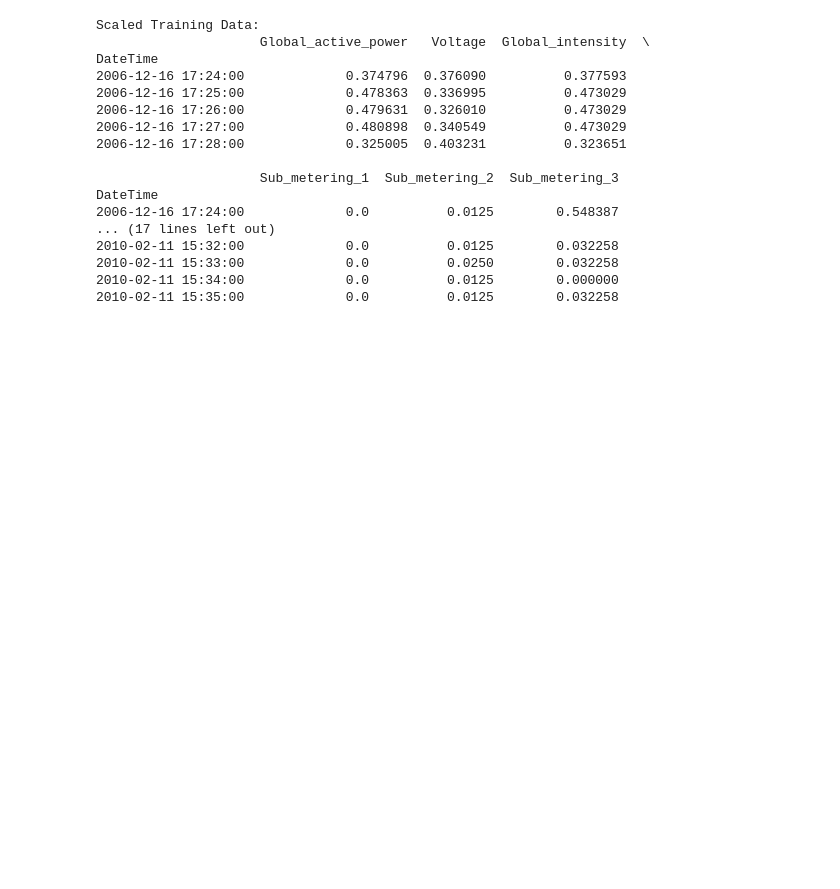
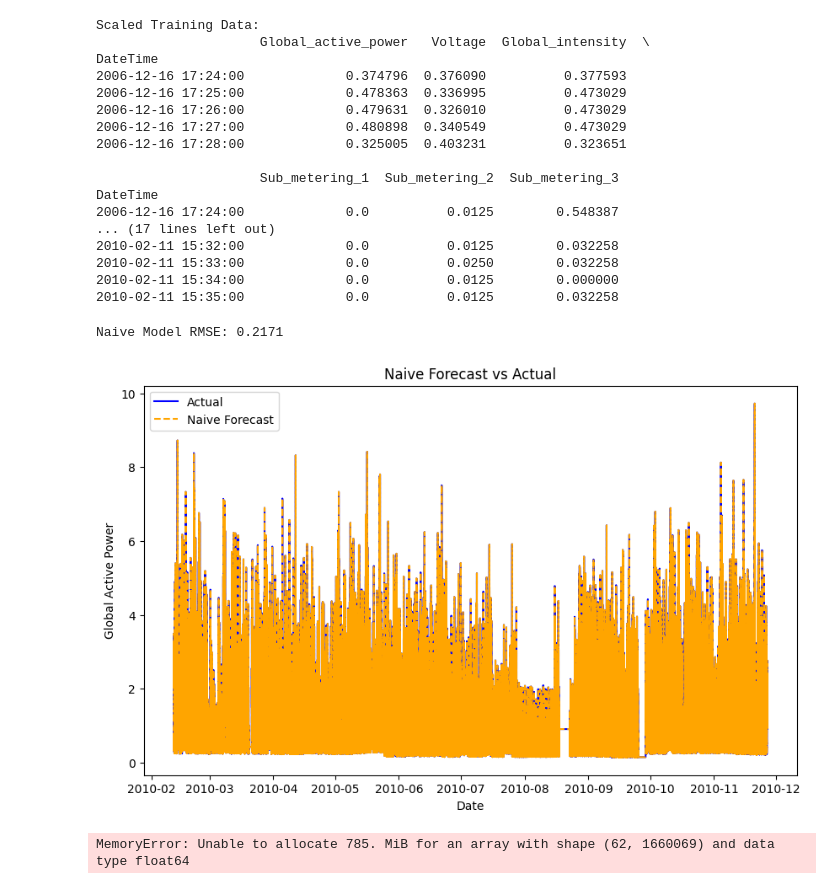
Before and after one commit to 1shChheda/Energy-Forecasting-Project, a Jupyter notebook: notebooks/modeling.ipynb, the cells around one changed output. Cells and saved outputs as stored; diff of their text form; code cells hidden in the pictures; blank space fills up the shorter version.

Commit message:
applied naive model forecast, arima and sarima forecast with best params

```diff
--- a/notebooks/modeling.ipynb
+++ b/notebooks/modeling.ipynb
@@ -64,3 +64,46 @@ DateTime
 2010-02-11 15:33:00             0.0          0.0250        0.032258
 2010-02-11 15:34:00             0.0          0.0125        0.000000
 2010-02-11 15:35:00             0.0          0.0125        0.032258
+# %%
+from sklearn.metrics import mean_squared_error
+
+# Baseline Naive Model
+naive_forecast = test['Global_active_power'].shift(1).dropna()
+
+#calculating RMSE
+naive_rmse = np.sqrt(mean_squared_error(test['Global_active_power'][1:], naive_forecast))
+
+print(f"Naive Model RMSE: {naive_rmse:.4f}")
+
+# Plotting Naive Forecast vs Actuals
+plt.figure(figsize=(10, 6))
+plt.plot(test.index[1:], test['Global_active_power'][1:], label='Actual', color='blue')
+plt.plot(test.index[1:], naive_forecast, label='Naive Forecast', linestyle='--', color='orange')
+plt.title('Naive Forecast vs Actual')
+plt.xlabel('Date')
+plt.ylabel('Global Active Power')
+plt.legend()
+plt.show()
+# %% [output]
+Naive Model RMSE: 0.2171
+[figure, added]
+# %%
+from statsmodels.tsa.stattools import adfuller
+
+# Perform ADF test on 'Global_active_power' to check for stationarity
+result = adfuller(train['Global_active_power'])
+print(f"ADF Statistic: {result[0]}")
+print(f"p-value: {result[1]}")
+print("Critical Values:")
+for key, value in result[4].items():
+    print(f"\t{key}: {value}")
+
+# Interpret the p-value to determine stationarity
+if result[1] < 0.05:
+    print("The series is stationary.")
+else:
+    print("The series is not stationary. Differencing is required.")
+
+# ISSUE FACED! THE ABOVE CODE IS GIVING "MemoryError" (even in colab notebook) due to the large dataset size causing the ADF test and possibly the ARIMA model fitting process to consume too much memory
+# %% [output]
+MemoryError: Unable to allocate 785. MiB for an array with shape (62, 1660069) and data type float64
```
Also changed, not shown: parts of 11 cells of this notebook.
